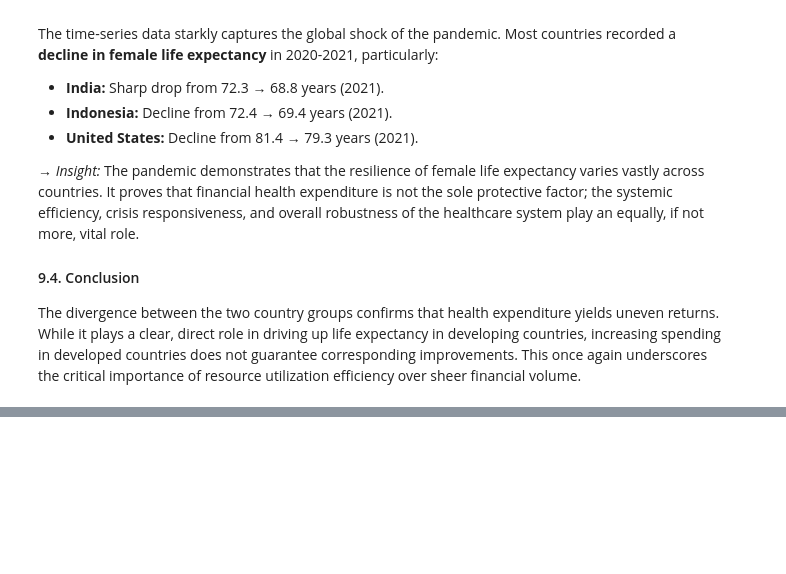
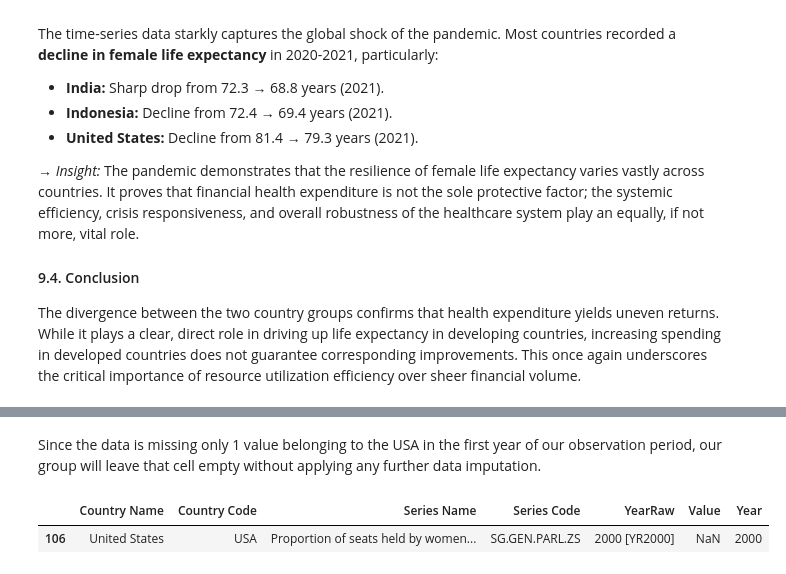
Before and after one commit to n3sfan/DataVis-Lab2, a Jupyter notebook: Notebook/All.ipynb, the cells around one changed output, grey strips where cells are left out. Drawn from its saved outputs; the diff is of its cells as text; code cells hidden in the pictures; blank space fills up the shorter version.

```diff
--- a/Notebook/All.ipynb
+++ b/Notebook/All.ipynb
@@ -1614,0 +2038,36 @@ The divergence between the two country groups confirms that health expenditure y
+# %%
+# 1. Đọc dữ liệu
+DATA_PATH = 'data3/dataset.csv' # Nhớ đổi lại đường dẫn nếu cần
+df_raw = pd.read_csv(DATA_PATH, encoding='utf-8-sig')
+
+# 2. Xử lý dữ liệu định dạng Wide to Long cho toàn cầu
+year_cols =[c for c in df_raw.columns if c.startswith('20') and c.endswith(']')]
+parl_all = df_raw[df_raw['Series Code'] == 'SG.GEN.PARL.ZS'].copy()
+
+parl_long = parl_all.melt(
+    id_vars=['Country Name', 'Country Code', 'Series Name', 'Series Code'],
+    value_vars=year_cols,
+    var_name='YearRaw', value_name='Value'
+)
+parl_long['Year'] = parl_long['YearRaw'].str.extract(r'(\d{4})').astype(int)
+parl_long['Value'] = pd.to_numeric(parl_long['Value'], errors='coerce')
+
+# 3. Lọc riêng dữ liệu cho 6 quốc gia Case Study (Line Chart)
+SELECTED_COUNTRIES = ['RWA', 'NGA', 'SWE', 'USA', 'VNM', 'JPN']
+parl_case_study = parl_long[(parl_long['Country Code'].isin(SELECTED_COUNTRIES)) & (parl_long['Year'] <= 2024)].copy()
+# %% [markdown]
+Since the data is missing only 1 value belonging to the USA in the first year of our observation period, our group will leave that cell empty without applying any further data imputation.
+# %%
+parl_clean = parl_case_study.copy()
+parl_with_data = parl_clean.dropna(subset=['Value']).copy()
+
+# print(f"Number of valid values: {len(parl_with_data)}")
+# print(f"Years with data: {sorted(parl_with_data['Year'].unique())}")
+# print(f"Number of missing values (years/countries): {parl_clean['Value'].isna().sum()}")
+
+
+# find missing values
+parl_clean[parl_clean['Value'].isna()]
+# %% [output]
+|  | Country Name | Country Code | Series Name | Series Code | YearRaw | Value | Year |
+| 106 | United States | USA | Proportion of seats held by women... | SG.GEN.PARL.ZS | 2000 [YR2000] | NaN | 2000 |
```
Also changed, not shown: parts of 57 cells of this notebook, 1 other file.
